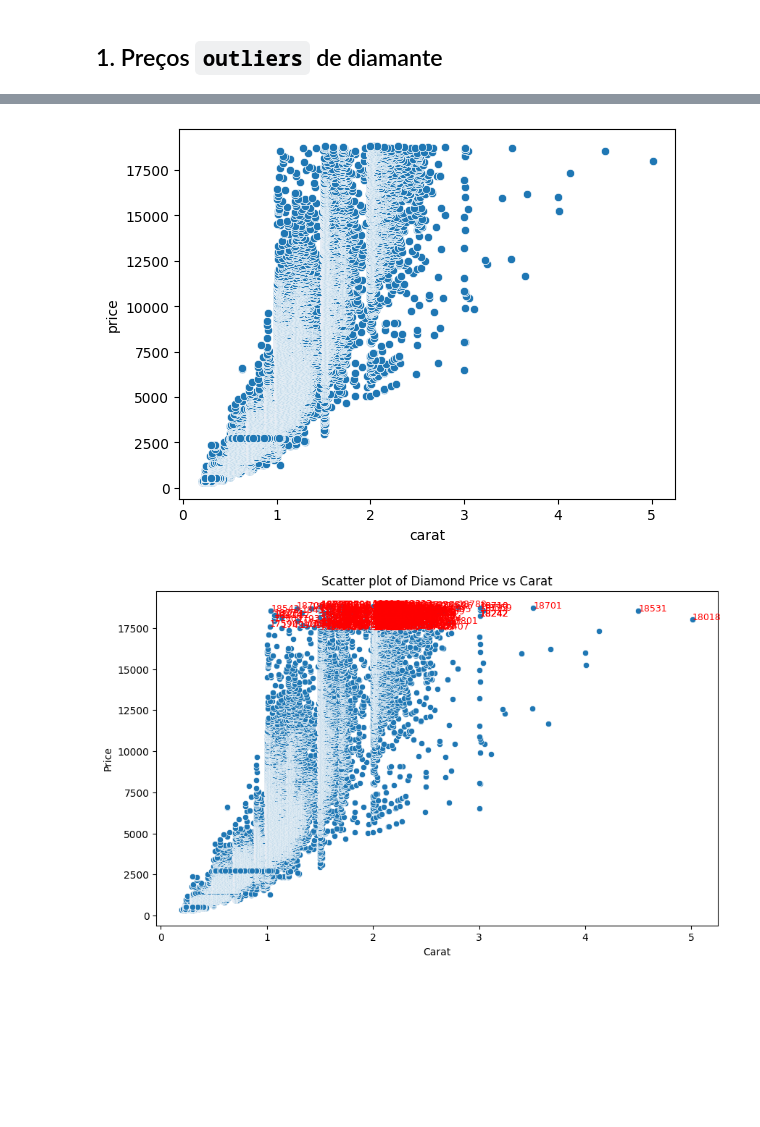
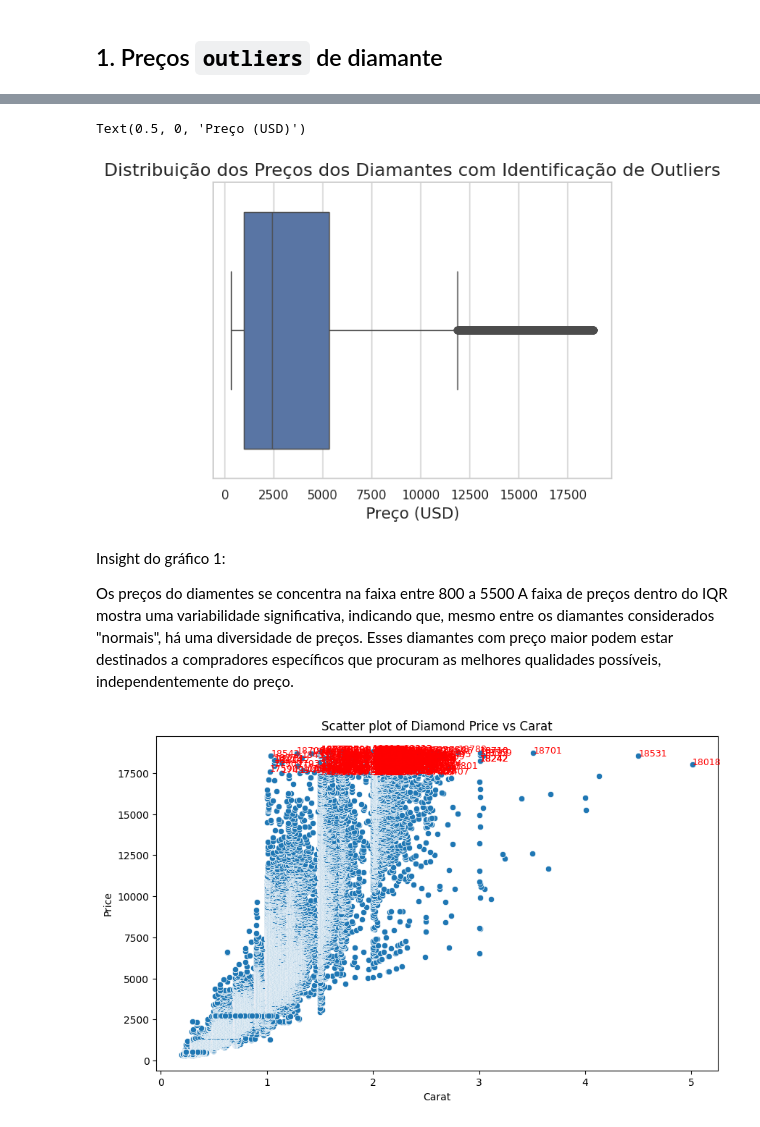
Before and after one commit to GreisonMontenari/Ebac-AnaliseDados, a Jupyter notebook: Profissao_Analista_de_dados_M15_Exercicio.ipynb, the cells around one changed output, grey strips where cells are left out. Saved outputs shown, nothing was run; the diff lists cells and outputs as text; code cells hidden in the pictures; blank space fills up the shorter version.

```diff
--- a/Profissao_Analista_de_dados_M15_Exercicio.ipynb
+++ b/Profissao_Analista_de_dados_M15_Exercicio.ipynb
@@ -51,12 +39,0 @@ plt.show()
-# %%
-import seaborn as sns
-import matplotlib.pyplot as plt
-
-# Load the diamonds dataset
-data = sns.load_dataset("diamonds")
-
-# Plot a histogram to visualize the distribution of diamond prices
-sns.histplot(data=data, x='price', bins=30)
-
-# Display the plot
-plt.show()
@@ -65,17 +40,21 @@ plt.show()
-# %%
-import seaborn as sns
-import matplotlib.pyplot as plt
-
-# Load the diamonds dataset
-data = sns.load_dataset("diamonds")
-
-# Plot a scatter plot to visualize the relationship between price and carat
-sns.scatterplot(x='carat', y='price', data=data)
-
-# Display the plot
-plt.show()
-# %% [output]
-[figure, removed]
+# %%
+# gráfico do exercício 1
+
+sns.set(style="whitegrid")
+# plt.figure(figsize=(12, 8))
+ax = sns.boxplot(x='price', data=data)
+
+ax.set_title('Distribuição dos Preços dos Diamantes com Identificação de Outliers', fontsize=16)
+ax.set_xlabel('Preço (USD)', fontsize=14)
+# %% [output]
+Text(0.5, 0, 'Preço (USD)')
+[figure, added]
+# %% [markdown]
+Insight do gráfico 1:
+
+Os preços do diamentes se concentra na faixa entre 800 a 5500
+A faixa de preços dentro do IQR mostra uma variabilidade significativa, indicando que, mesmo entre os diamantes considerados "normais", há uma diversidade de preços.
+Esses diamantes com preço maior podem estar destinados a compradores específicos que procuram as melhores qualidades possíveis, independentemente do preço.
 # %%
 import seaborn as sns
 import matplotlib.pyplot as plt
```
Also changed, not shown: parts of 8 cells of this notebook.
